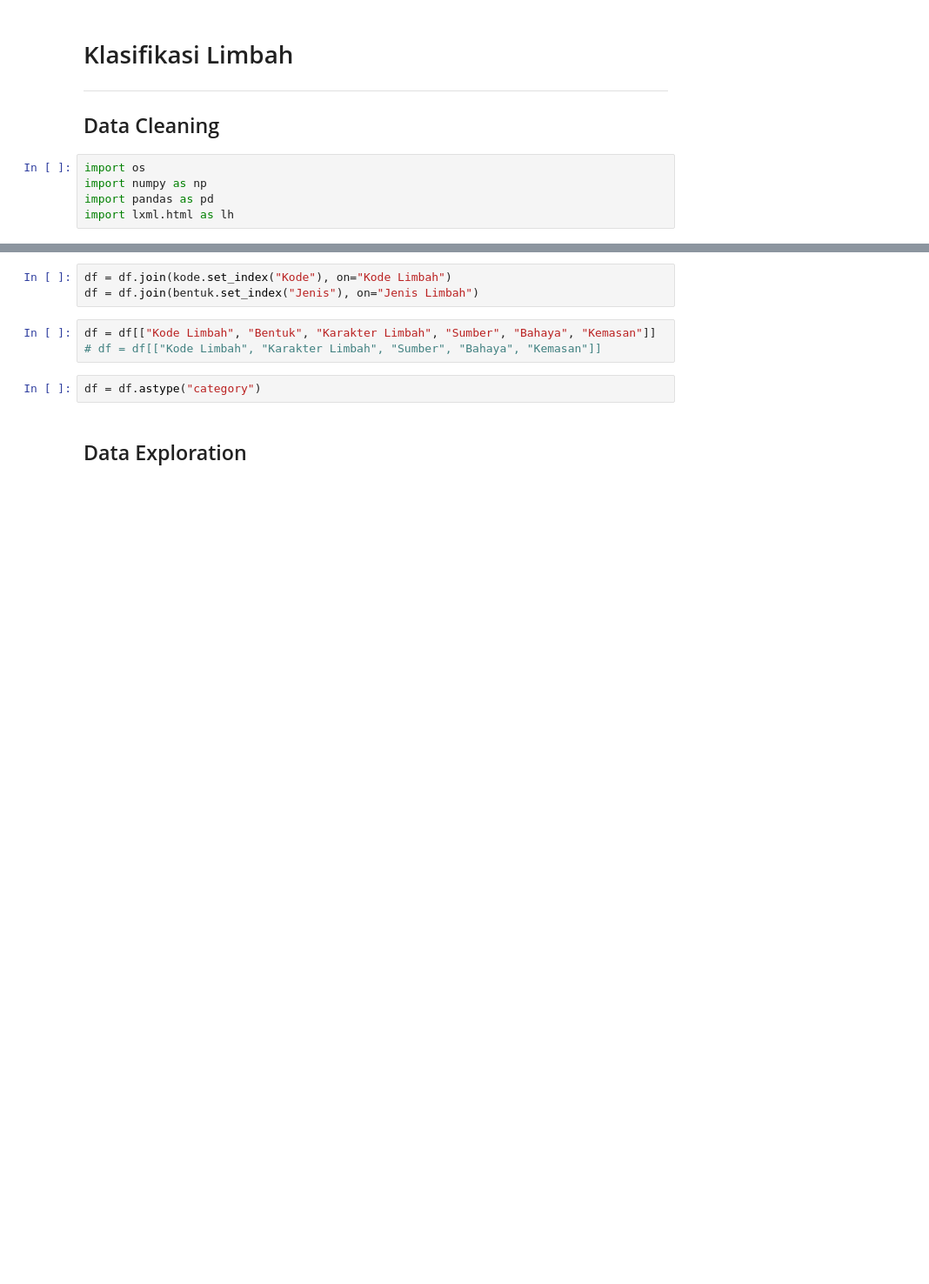
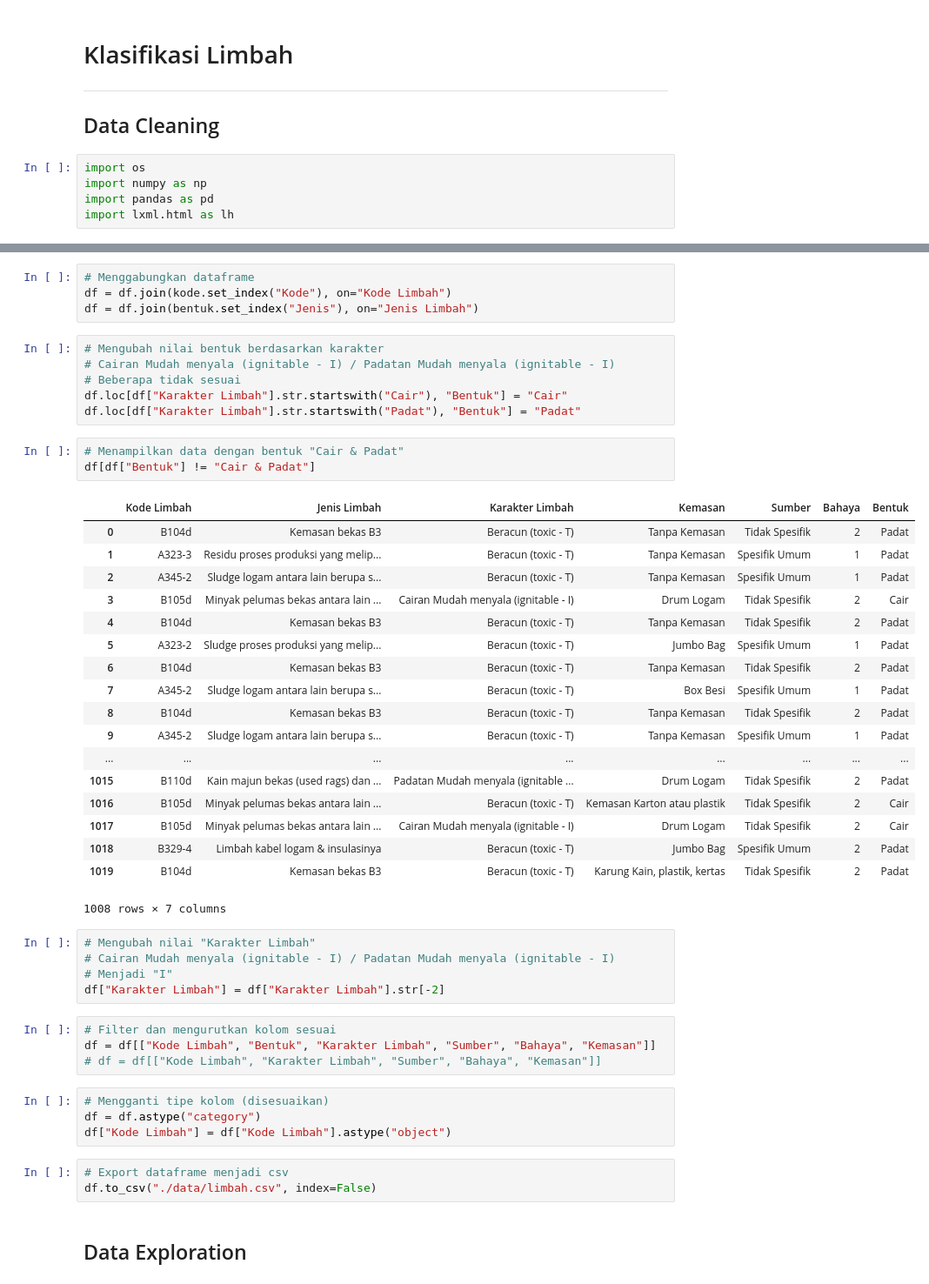
Before and after one commit to g12hpk/skripsweet, a Jupyter notebook: Klasifikasi Limbah.ipynb, the cells around one changed output, grey strips where cells are left out. Shown at 87% size. Saved outputs shown, nothing was run; the diff lists cells and outputs as text; blank space fills up the shorter version.

Commit message:
data prep

```diff
--- a/Klasifikasi Limbah.ipynb
+++ b/Klasifikasi Limbah.ipynb
@@ -93,11 +118,51 @@ bentuk.sample(3)
 # %%
+# Menggabungkan dataframe
 df = df.join(kode.set_index("Kode"), on="Kode Limbah")
 df = df.join(bentuk.set_index("Jenis"), on="Jenis Limbah")
+# %%
+# Mengubah nilai bentuk berdasarkan karakter
+# Cairan Mudah menyala (ignitable - I) / Padatan Mudah menyala (ignitable - I)
+# Beberapa tidak sesuai
+df.loc[df["Karakter Limbah"].str.startswith("Cair"), "Bentuk"] = "Cair"
+df.loc[df["Karakter Limbah"].str.startswith("Padat"), "Bentuk"] = "Padat"
+# %%
+# Menampilkan data dengan bentuk "Cair & Padat"
+df[df["Bentuk"] != "Cair & Padat"]
+# %% [output]
+|  | Kode Limbah | Jenis Limbah | Karakter Limbah | Kemasan | Sumber | Bahaya | Bentuk |
+| 0 | B104d | Kemasan bekas B3 | Beracun (toxic - T) | Tanpa Kemasan | Tidak Spesifik | 2 | Padat |
+| 1 | A323-3 | Residu proses produksi yang melip... | Beracun (toxic - T) | Tanpa Kemasan | Spesifik Umum | 1 | Padat |
+| 2 | A345-2 | Sludge logam antara lain berupa s... | Beracun (toxic - T) | Tanpa Kemasan | Spesifik Umum | 1 | Padat |
+| 3 | B105d | Minyak pelumas bekas antara lain ... | Cairan Mudah menyala (ignitable - I) | Drum Logam | Tidak Spesifik | 2 | Cair |
+| 4 | B104d | Kemasan bekas B3 | Beracun (toxic - T) | Tanpa Kemasan | Tidak Spesifik | 2 | Padat |
+| 5 | A323-2 | Sludge proses produksi yang melip... | Beracun (toxic - T) | Jumbo Bag | Spesifik Umum | 1 | Padat |
+| 6 | B104d | Kemasan bekas B3 | Beracun (toxic - T) | Tanpa Kemasan | Tidak Spesifik | 2 | Padat |
+| 7 | A345-2 | Sludge logam antara lain berupa s... | Beracun (toxic - T) | Box Besi | Spesifik Umum | 1 | Padat |
+| 8 | B104d | Kemasan bekas B3 | Beracun (toxic - T) | Tanpa Kemasan | Tidak Spesifik | 2 | Padat |
+| 9 | A345-2 | Sludge logam antara lain berupa s... | Beracun (toxic - T) | Tanpa Kemasan | Spesifik Umum | 1 | Padat |
+| ... | ... | ... | ... | ... | ... | ... | ... |
+| 1015 | B110d | Kain majun bekas (used rags) dan ... | Padatan Mudah menyala (ignitable ... | Drum Logam | Tidak Spesifik | 2 | Padat |
+| 1016 | B105d | Minyak pelumas bekas antara lain ... | Beracun (toxic - T) | Kemasan Karton atau plastik | Tidak Spesifik | 2 | Cair |
+| 1017 | B105d | Minyak pelumas bekas antara lain ... | Cairan Mudah menyala (ignitable - I) | Drum Logam | Tidak Spesifik | 2 | Cair |
+| 1018 | B329-4 | Limbah kabel logam & insulasinya | Beracun (toxic - T) | Jumbo Bag | Spesifik Umum | 2 | Padat |
+| 1019 | B104d | Kemasan bekas B3 | Beracun (toxic - T) | Karung Kain, plastik, kertas | Tidak Spesifik | 2 | Padat |
+1008 rows × 7 columns
+# %%
+# Mengubah nilai "Karakter Limbah"
+# Cairan Mudah menyala (ignitable - I) / Padatan Mudah menyala (ignitable - I)
+# Menjadi "I"
+df["Karakter Limbah"] = df["Karakter Limbah"].str[-2]
 # %%
+# Filter dan mengurutkan kolom sesuai
 df = df[["Kode Limbah", "Bentuk", "Karakter Limbah", "Sumber", "Bahaya", "Kemasan"]]
 # df = df[["Kode Limbah", "Karakter Limbah", "Sumber", "Bahaya", "Kemasan"]]
-# %%
-df = df.astype("category")
+# %%
+# Mengganti tipe kolom (disesuaikan)
+df = df.astype("category")
+df["Kode Limbah"] = df["Kode Limbah"].astype("object")
+# %%
+# Export dataframe menjadi csv
+df.to_csv("./data/limbah.csv", index=False)
 # %% [markdown]
 ## Data Exploration
 # %%
```
Also changed, not shown: parts of 20 cells of this notebook, 1 other file.
